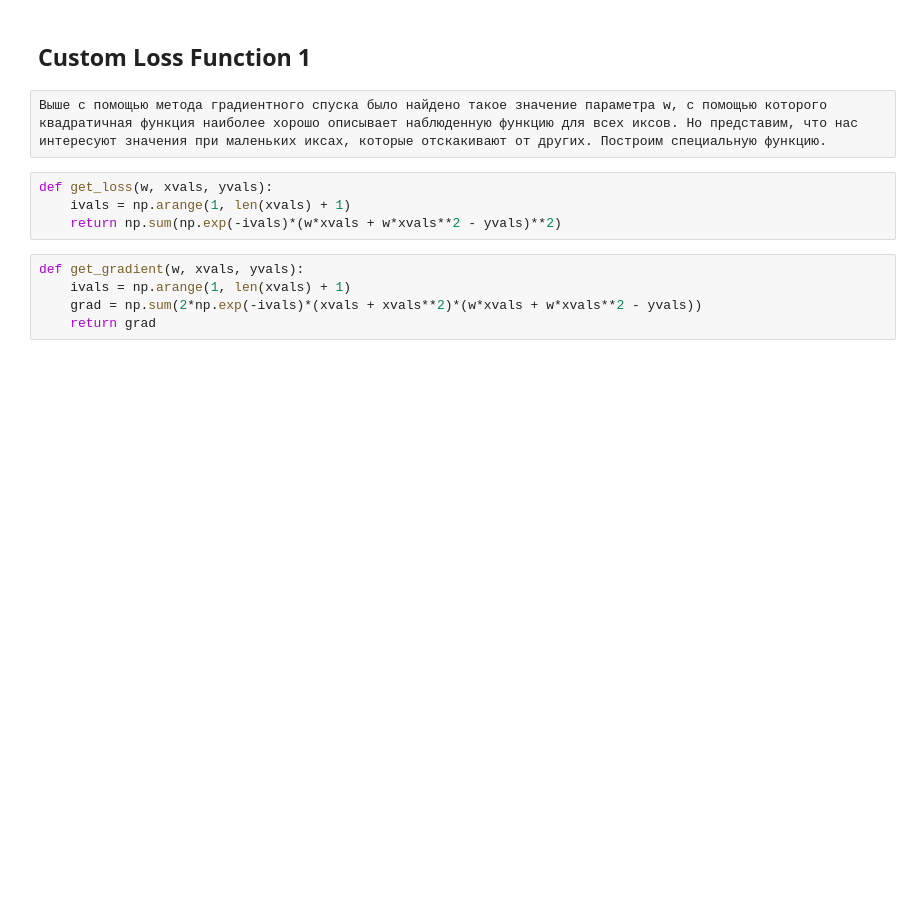
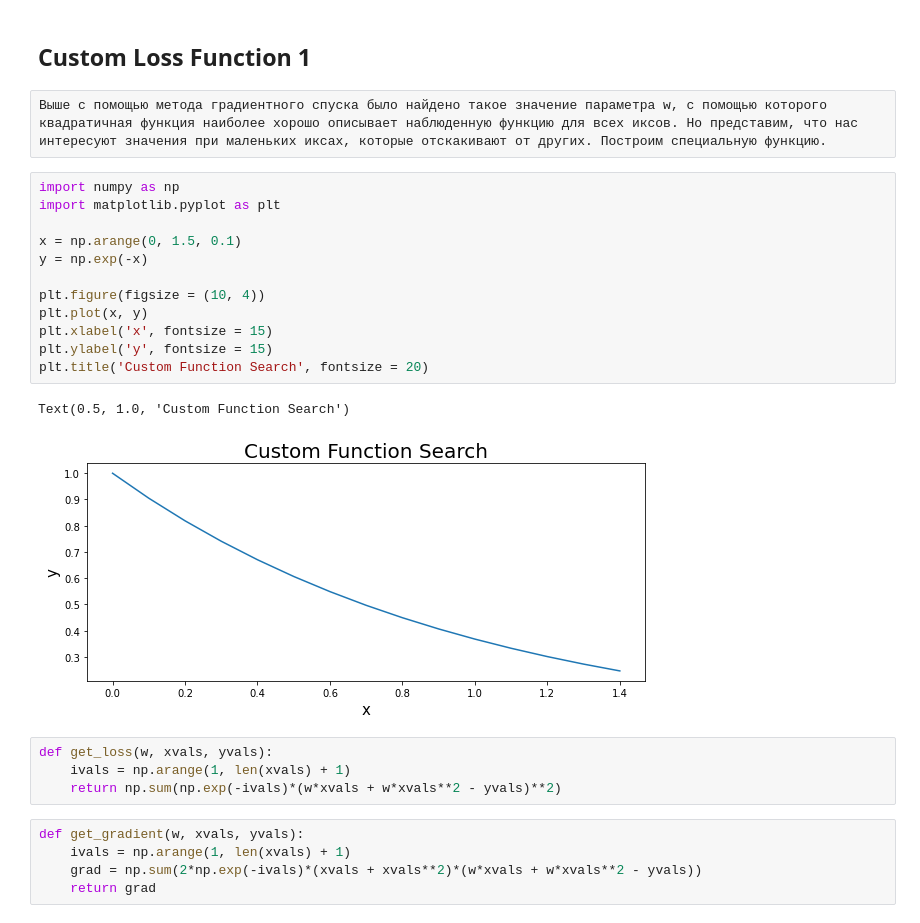
Before and after one commit to vdvorian/gradientDescent, a Jupyter notebook: gradient descent 1.ipynb, the cells around one changed output. Drawn from its saved outputs; the diff is of its cells as text; blank space fills up the shorter version.

```diff
--- a/gradient descent 1.ipynb
+++ b/gradient descent 1.ipynb
@@ -109,6 +109,21 @@ Text(0.5, 1.0, 'Fitted Model')
 ## Custom Loss Function 1
 # %% [raw]
 Выше с помощью метода градиентного спуска было найдено такое значение параметра w, с помощью которого квадратичная функция наиболее хорошо описывает наблюденную функцию для всех иксов. Но представим, что нас интересуют значения при маленьких иксах, которые отскакивают от других. Построим специальную функцию.
+# %%
+import numpy as np
+import matplotlib.pyplot as plt
+
+x = np.arange(0, 1.5, 0.1)
+y = np.exp(-x)
+
+plt.figure(figsize = (10, 4))
+plt.plot(x, y)
+plt.xlabel('x', fontsize = 15)
+plt.ylabel('y', fontsize = 15)
+plt.title('Custom Function Search', fontsize = 20)
+# %% [output]
+Text(0.5, 1.0, 'Custom Function Search')
+[figure, added]
 # %%
 def get_loss(w, xvals, yvals):
     ivals = np.arange(1, len(xvals) + 1)
```
Also changed, not shown: parts of 1 cell of this notebook.
